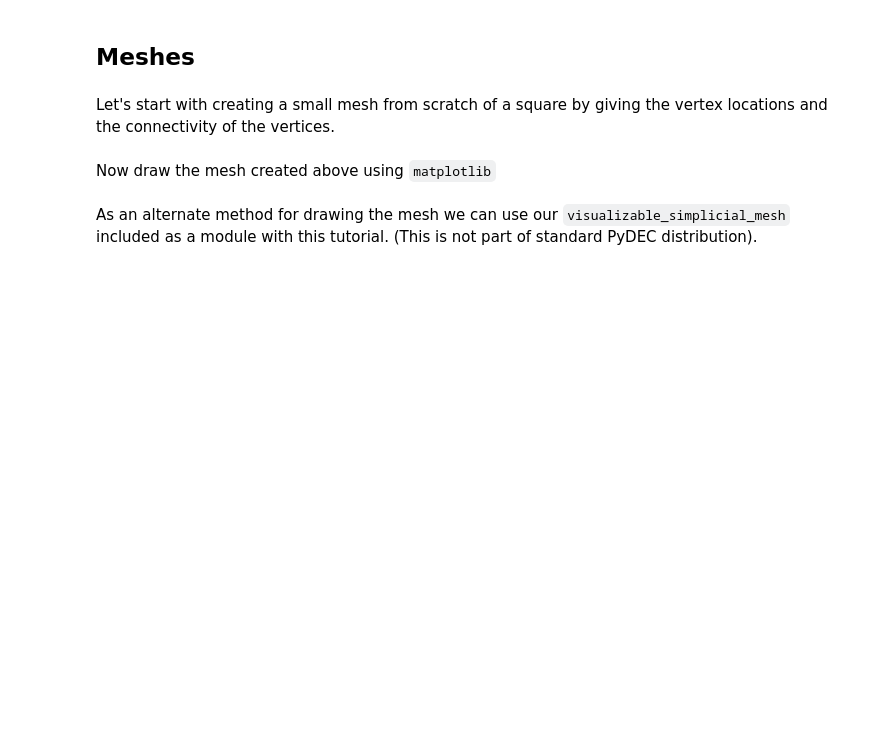
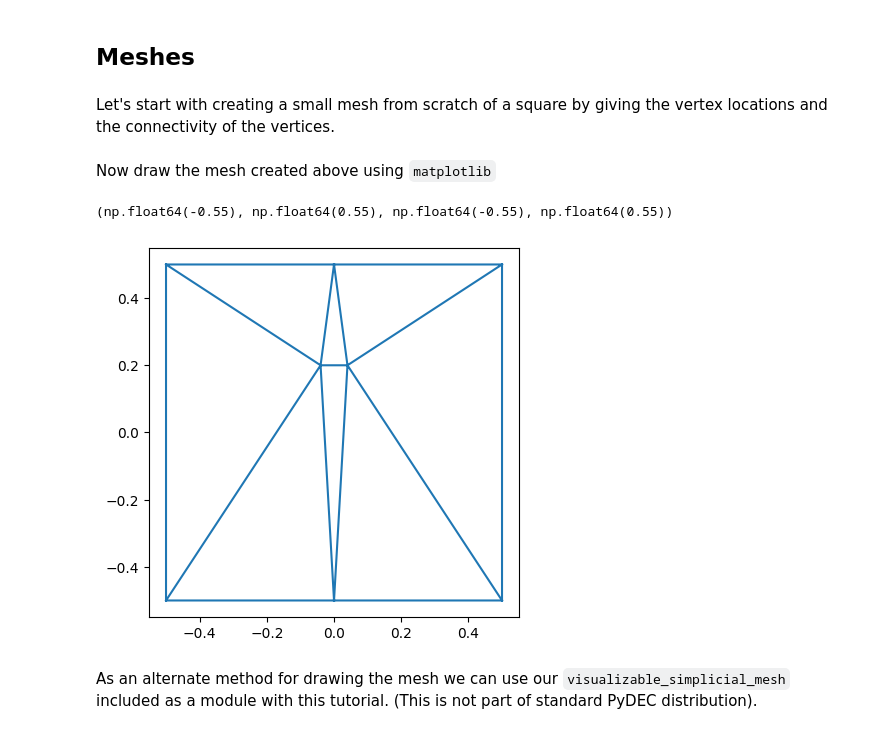
Before and after one commit to discrete-exterior-calculus/dec-icts-2025, a Jupyter notebook: PyDEC-intro.ipynb, the cells around one changed output. Drawn from its saved outputs; the diff is of its cells as text; code cells hidden in the pictures; blank space fills up the shorter version.

```diff
--- a/PyDEC-intro.ipynb
+++ b/PyDEC-intro.ipynb
@@ -11,10 +13,32 @@ Anil Hirani and Kaushik Kalyanaraman
 Let's start with creating a small mesh from scratch of a square by giving the vertex locations and the connectivity of the vertices.
 # %%
 # Create small mesh of square
+from pydec import simplicial_complex
+
+vertices = np.array(
+       [[-0.5 , -0.5 ],
+       [-0.5 ,  0.5 ],
+       [-0.04,  0.2 ],
+       [ 0.  , -0.5 ],
+       [ 0.  ,  0.5 ],
+       [ 0.04,  0.2 ],
+       [ 0.5 , -0.5 ],
+       [ 0.5 ,  0.5 ]])
+triangles = np.array([[0, 2, 1],[0, 3, 2],[1, 2, 4],
+                      [2, 3, 5],[2, 5, 4],[3, 6, 5],
+                      [4, 5, 7],[5, 6, 7]], dtype=int)
+sc = simplicial_complex((vertices, triangles))
 # %% [markdown]
 Now draw the mesh created above using `matplotlib`
 # %%
-# Draw mesh using mpl
+# Draw mesh using matplotlib
+import matplotlib.pyplot as plt
+
+plt.triplot(vertices[:, 0], vertices[:, 1], triangles)
+plt.axis('square')
+# %% [output]
+(np.float64(-0.55), np.float64(0.55), np.float64(-0.55), np.float64(0.55))
+[figure, added]
 # %% [markdown]
 As an alternate method for drawing the mesh we can use our `visualizable_simplicial_mesh` included as a module with this tutorial. (This is not part of standard PyDEC distribution).
 # %%
```
Also changed, not shown: parts of 3 cells of this notebook, 4 other files.
